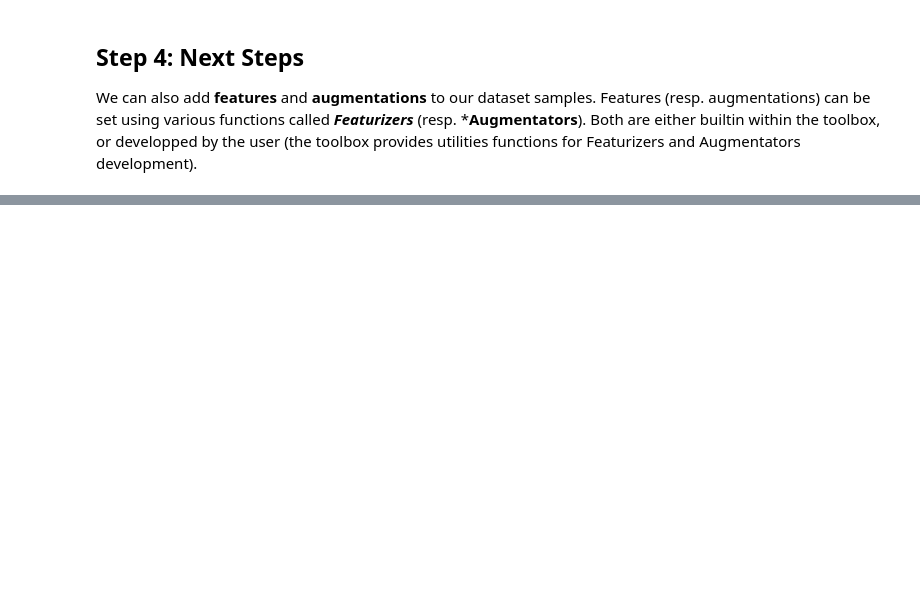
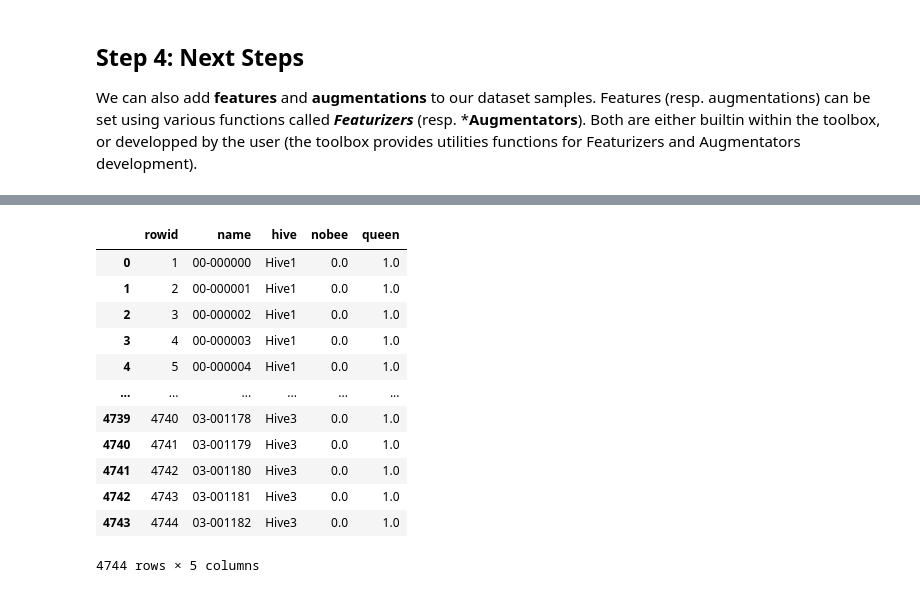
Before and after one commit to Sandjab/ShowBees, a Jupyter notebook: tutorials/02 - Datasets (Creation).ipynb, the cells around one changed output, grey strips where cells are left out. Saved outputs shown, nothing was run; the diff lists cells and outputs as text; code cells hidden in the pictures; blank space fills up the shorter version.

```diff
--- a/tutorials/02 - Datasets (Creation).ipynb
+++ b/tutorials/02 - Datasets (Creation).ipynb
@@ -62,0 +71,6 @@ We are adding two labels, using two different labelizers:
+# %%
+ds.addLabel("queen")
+ds.addLabel("nobee")
+
+# Check that labels were created
+ds.listLabels()
@@ -109,6 +147,10 @@ from lib import attributors
 # capture group to retrieve part pf a string matching a specific pattern. This can be used
 # either for complex or very basic matching. Here we just ask for the five first chars,
 # provided they belong to characters valid for identifiers (A-Z, a-z,0-9 and underscore)
-ds.setAttr('hive', attributors.FromFileName(transformers.StringMatcher("^(\w{5})")))
+ds.addAttribute('hive')
+ds.setAttribute('hive', attributors.FromFileName(transformers.StringMatcher("^(\w{5})")))
 # %% [output]
 4744
+# %%
+ds.addAttribute('prout')
+ds.setAttribute('prout', attributors.FromString("hello"))
@@ -118,0 +189,16 @@ We can also add **features** and **augmentations** to our dataset samples. Featu
+# %%
+ds.getDataFrame("select s.rowid, s.name, a.hive, l.nobee, l.queen from samples s, attributes a, labels l where a.sample_id = s.rowid and l.sample_id = s.rowid")
+# %% [output]
+|  | rowid | name | hive | nobee | queen |
+| 0 | 1 | 00-000000 | Hive1 | 0.0 | 1.0 |
+| 1 | 2 | 00-000001 | Hive1 | 0.0 | 1.0 |
+| 2 | 3 | 00-000002 | Hive1 | 0.0 | 1.0 |
+| 3 | 4 | 00-000003 | Hive1 | 0.0 | 1.0 |
+| 4 | 5 | 00-000004 | Hive1 | 0.0 | 1.0 |
+| ... | ... | ... | ... | ... | ... |
+| 4739 | 4740 | 03-001178 | Hive3 | 0.0 | 1.0 |
+| 4740 | 4741 | 03-001179 | Hive3 | 0.0 | 1.0 |
+| 4741 | 4742 | 03-001180 | Hive3 | 0.0 | 1.0 |
+| 4742 | 4743 | 03-001181 | Hive3 | 0.0 | 1.0 |
+| 4743 | 4744 | 03-001182 | Hive3 | 0.0 | 1.0 |
+4744 rows × 5 columns
```
Also changed, not shown: parts of 14 cells of this notebook, 5 other files.
